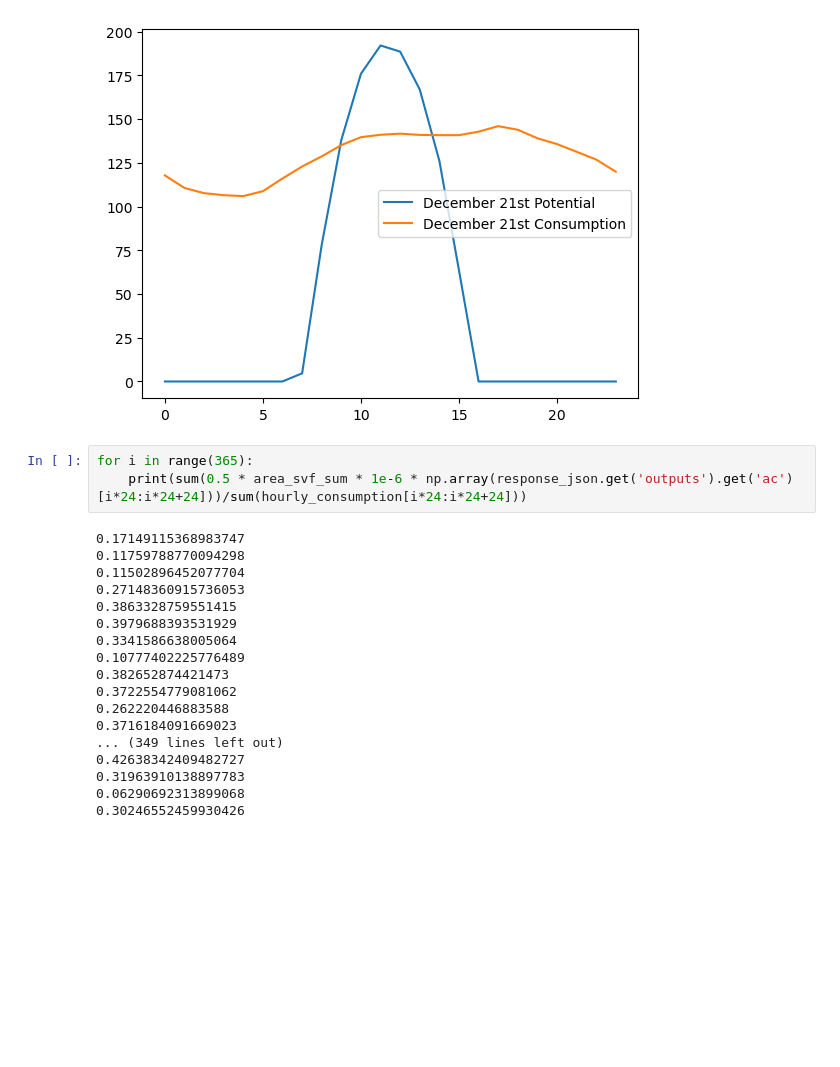
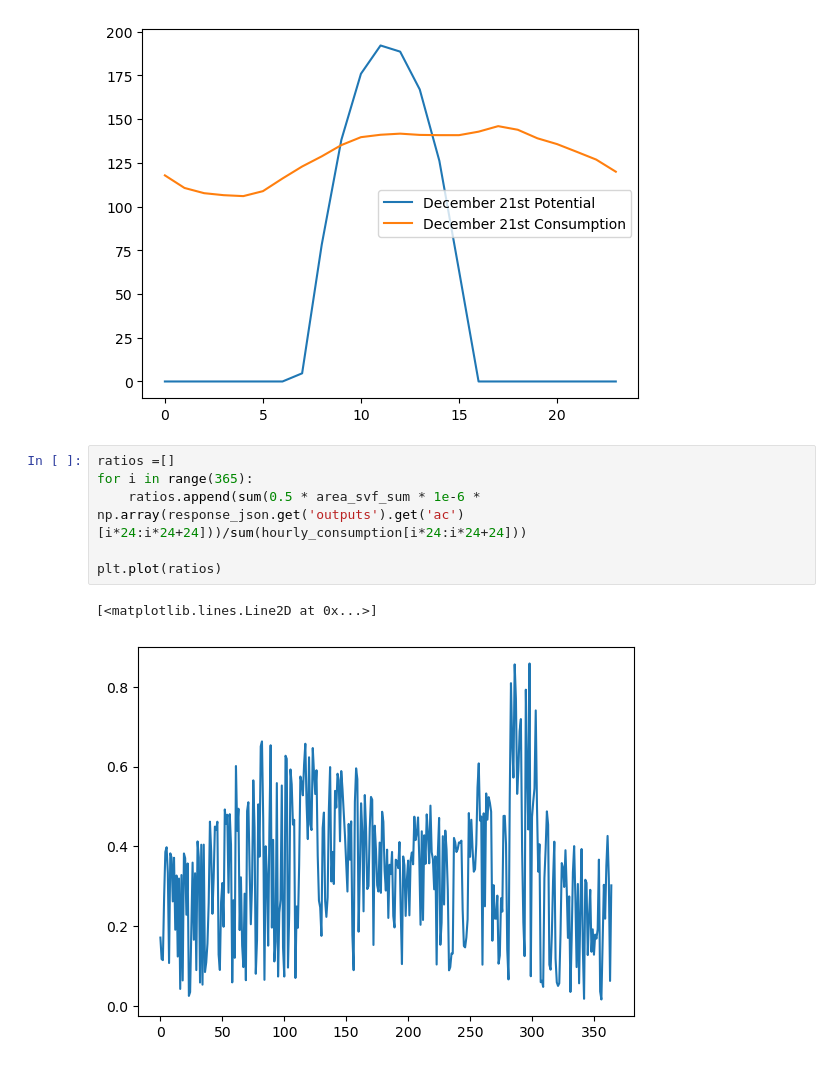
Before and after one commit to marioponce/monitoring_cities, a Jupyter notebook: HW/solar/solar_la.ipynb, the cells around one changed output. Drawn from its saved outputs; the diff is of its cells as text; blank space fills up the shorter version.

```diff
--- a/HW/solar/solar_la.ipynb
+++ b/HW/solar/solar_la.ipynb
@@ -193,23 +193,11 @@ sum(dec_21_pot)/sum(dec_21_con)
 0.36694777753625835
 [figure]
 # %%
+ratios =[]
 for i in range(365):
-    print(sum(0.5 * area_svf_sum * 1e-6 * np.array(response_json.get('outputs').get('ac')[i*24:i*24+24]))/sum(hourly_consumption[i*24:i*24+24]))
+    ratios.append(sum(0.5 * area_svf_sum * 1e-6 * np.array(response_json.get('outputs').get('ac')[i*24:i*24+24]))/sum(hourly_consumption[i*24:i*24+24]))
+
+plt.plot(ratios)
 # %% [output]
-0.17149115368983747
-0.11759788770094298
-0.11502896452077704
-0.27148360915736053
-0.3863328759551415
-0.3979688393531929
-0.3341586638005064
-0.10777402225776489
-0.382652874421473
-0.3722554779081062
-0.262220446883588
-0.3716184091669023
-... (349 lines left out)
-0.42638342409482727
-0.31963910138897783
-0.06290692313899068
-0.30246552459930426
+[<matplotlib.lines.Line2D at 0x...>]
+[figure, added]
```
Also changed, not shown: parts of 1 cell of this notebook, 24 other files.
